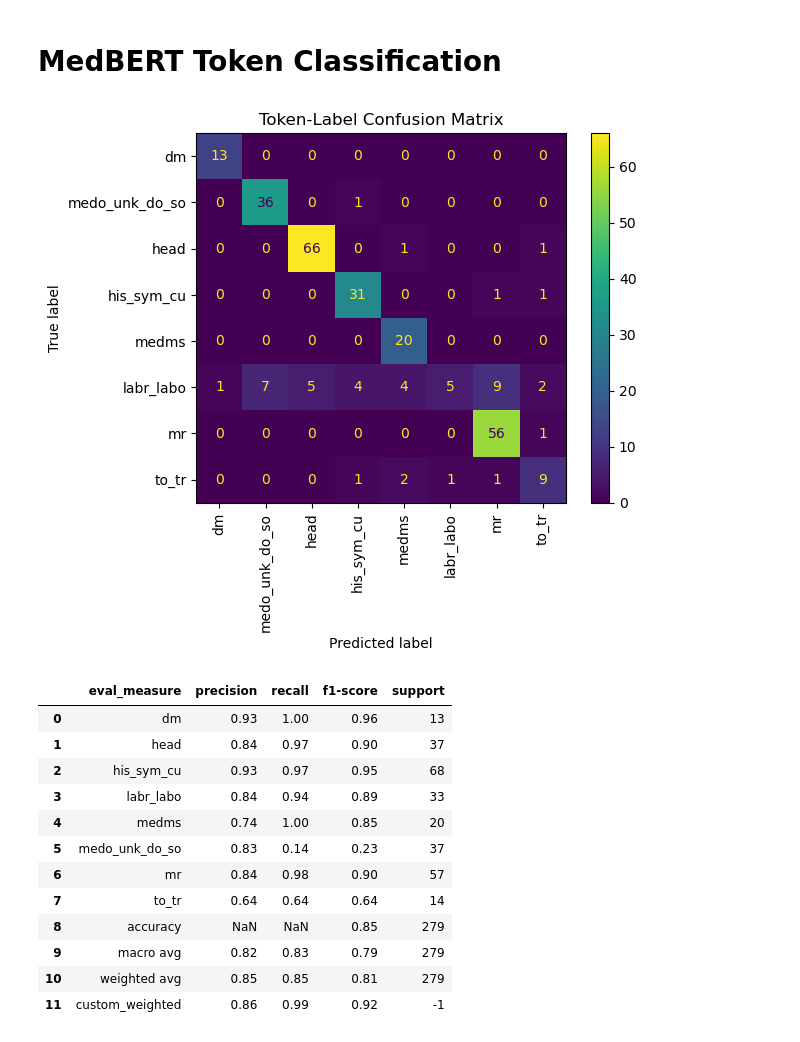
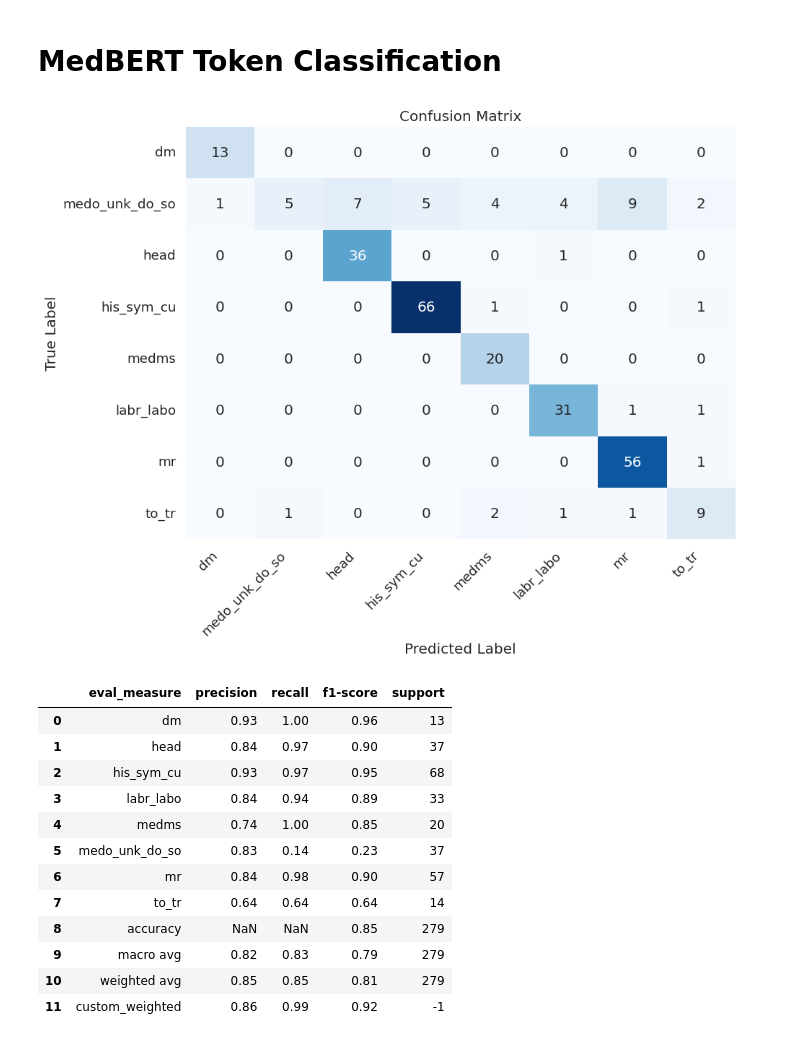
Before and after one commit to maregli/inf-extr, a Jupyter notebook: notebooks/line-label_prediction/line-label_model_comparison.ipynb, the cells around one changed output. Saved outputs shown, nothing was run; the diff lists cells and outputs as text; code cells hidden in the pictures.

```diff
--- a/notebooks/line-label_prediction/line-label_model_comparison.ipynb
+++ b/notebooks/line-label_prediction/line-label_model_comparison.ipynb
@@ -74,10 +114,12 @@ labels, preds = [], []
 for obs in results:
     labels.extend(obs["labs"])
     preds.extend(obs["preds"])
+y_true = [line_label_label2id[label] for label in labels]
+y_pred = [line_label_label2id[pred] for pred in preds]
-# %%
-plot_confusion_matrix(preds=preds, labels=labels, title="Token-Label Confusion Matrix", label2id=line_Label_label2id)
-# %% [output]
-[figure, removed]
+# %%
+pretty_confusion_matrix(y_true, y_pred, display_labels)
+# %% [output]
+[figure, added]
 # %%
 get_df_classificationreport(labels, preds, labels = sorted(line_label_id2label.values())).round(2)
 # %% [output]
```
Also changed, not shown: parts of 9 cells of this notebook.
